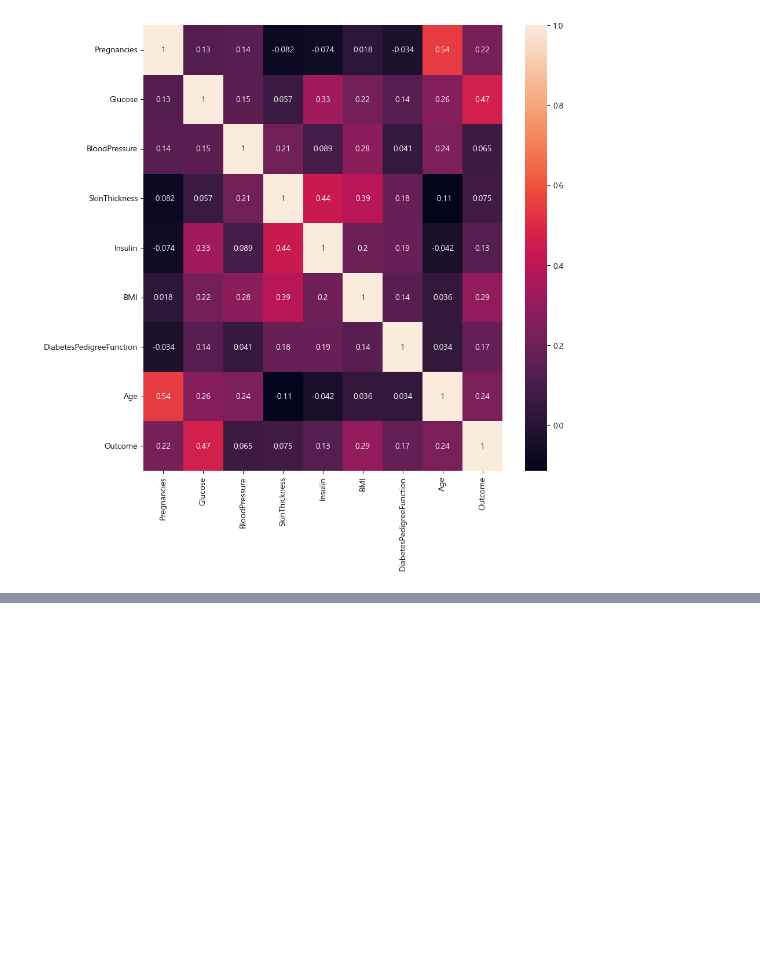
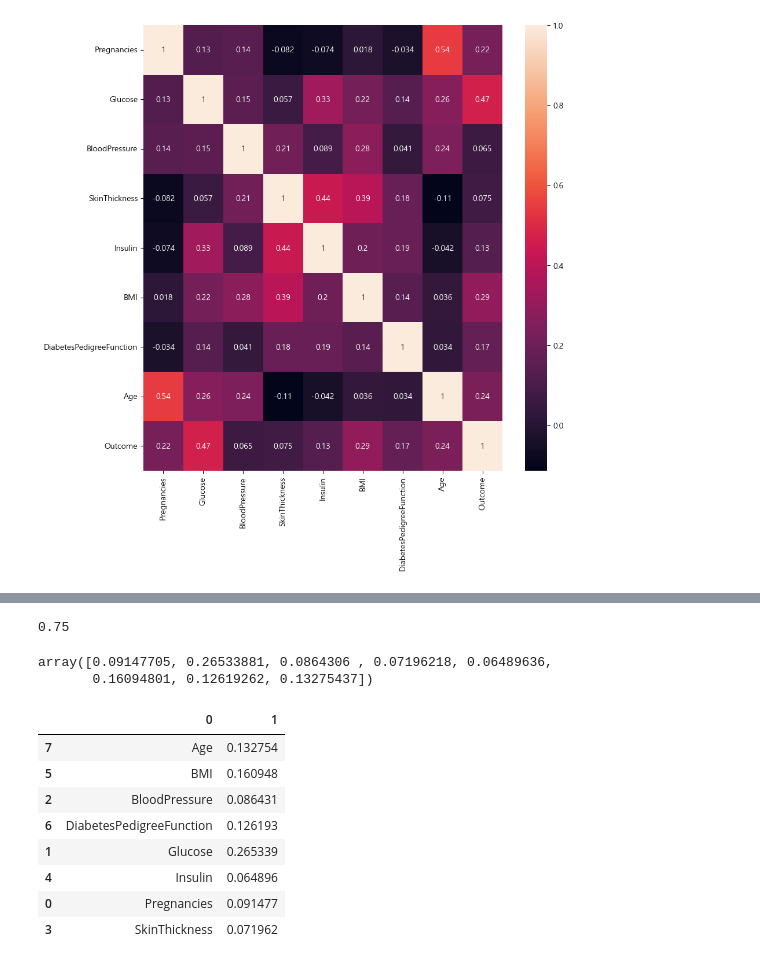
Before and after one commit to studypython99/Medical-1, a Jupyter notebook: m0521/m0521_04_@@.ipynb, the cells around one changed output, grey strips where cells are left out. Drawn from its saved outputs; the diff is of its cells as text; code cells hidden in the pictures; blank space fills up the shorter version.

```diff
--- a/m0521/m0521_04_@@.ipynb
+++ b/m0521/m0521_04_@@.ipynb
@@ -169,0 +150,34 @@ train_input,test_input,train_target_test_target = train_test_split(
+# %%
+# 학습하기
+# RandomForestClassifier
+from sklearn.ensemble import RandomForestClassifier
+rfc = RandomForestClassifier(n_estimators=100)
+rfc.fit(train_input,train_target)
+# 예측하기
+predict = rfc.predict(test_input)
+# 예측률
+score = rfc.score(test_input,test_target)
+score
+# %% [output]
+0.75
+# %%
+# 특성 중요도
+rfc.feature_importances_
+# %% [output]
+array([0.09147705, 0.26533881, 0.0864306 , 0.07196218, 0.06489636,
+       0.16094801, 0.12619262, 0.13275437])
+# %%
+# 각 특성의 영향도를 체크해서 다른 특성으로 변경
+df_import = pd.DataFrame([df.columns[:-1],rfc.feature_importances_])
+df_import = df_import.T
+df_import.sort_values(0) # 0번 컬럼을 기준으로 정렬
+# %% [output]
+|  | 0 | 1 |
+| 7 | Age | 0.132754 |
+| 5 | BMI | 0.160948 |
+| 2 | BloodPressure | 0.086431 |
+| 6 | DiabetesPedigreeFunction | 0.126193 |
+| 1 | Glucose | 0.265339 |
+| 4 | Insulin | 0.064896 |
+| 0 | Pregnancies | 0.091477 |
+| 3 | SkinThickness | 0.071962 |
```
Also changed, not shown: parts of 13 cells of this notebook, 12 other files.
